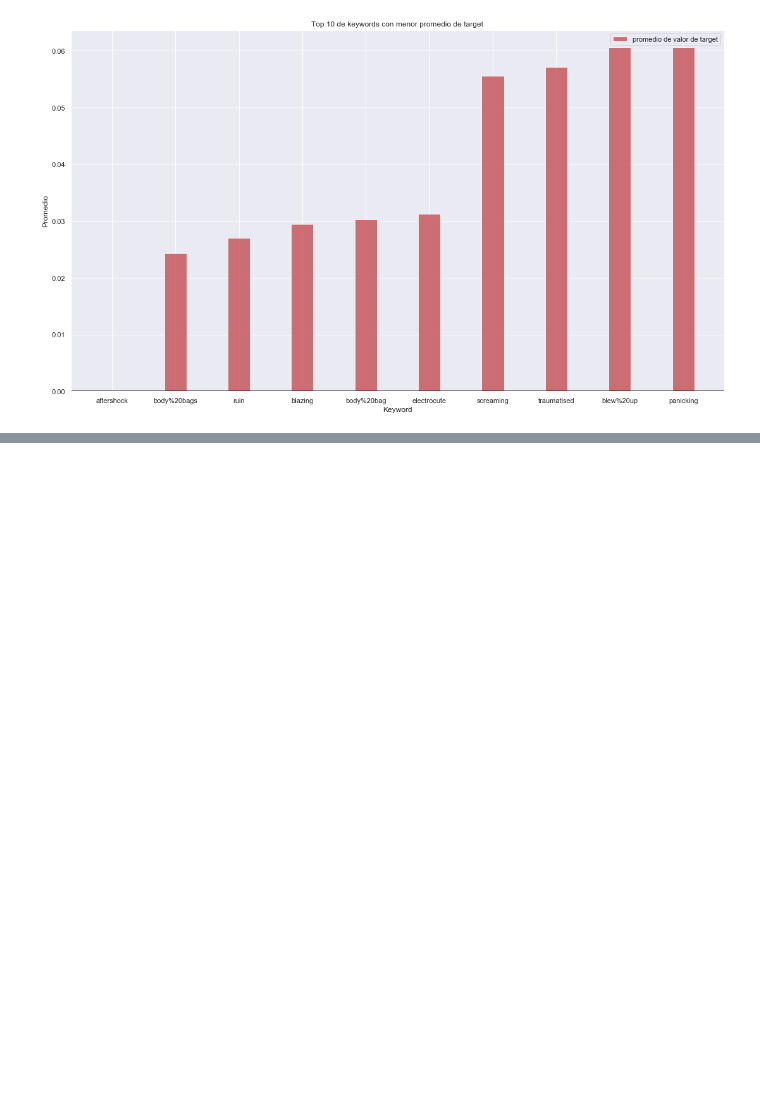
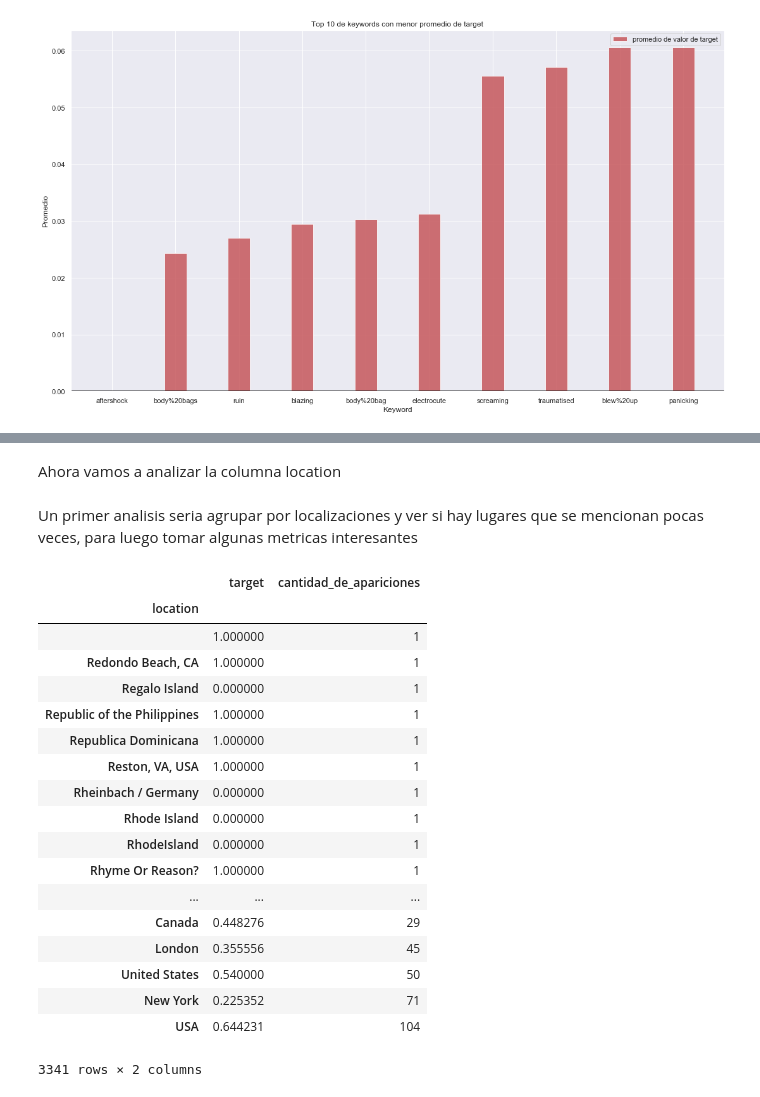
Before and after one commit to yuquimura/Trabajo-Practico-1, a Jupyter notebook: notebooks/Analisis Exploratorio Brian.ipynb, the cells around one changed output, grey strips where cells are left out. Saved outputs shown, nothing was run; the diff lists cells and outputs as text; code cells hidden in the pictures; blank space fills up the shorter version.

```diff
--- a/notebooks/Analisis Exploratorio Brian.ipynb
+++ b/notebooks/Analisis Exploratorio Brian.ipynb
@@ -316,0 +317,2 @@ plt.show()
+# %% [markdown]
+Ahora vamos a analizar la columna location
@@ -316,0 +321,29 @@ plt.show()
+# %% [markdown]
+Un primer analisis seria agrupar por localizaciones y ver si hay lugares que se mencionan pocas veces, para luego tomar algunas
+metricas interesantes
+# %%
+locationData = locationData[['location','target']]
+locationData.loc[:, 'cantidad_de_apariciones'] = 1
+locationData = locationData.groupby("location").agg({'target':'mean','cantidad_de_apariciones':'count'})
+locationData.sort_values('cantidad_de_apariciones',inplace = True)
+locationData
+# %% [output]
+|  | target | cantidad_de_apariciones |
+| location |  |  |
+|  | 1.000000 | 1 |
+| Redondo Beach, CA | 1.000000 | 1 |
+| Regalo Island | 0.000000 | 1 |
+| Republic of the Philippines | 1.000000 | 1 |
+| Republica Dominicana | 1.000000 | 1 |
+| Reston, VA, USA | 1.000000 | 1 |
+| Rheinbach / Germany | 0.000000 | 1 |
+| Rhode Island | 0.000000 | 1 |
+| RhodeIsland | 0.000000 | 1 |
+| Rhyme Or Reason? | 1.000000 | 1 |
+| ... | ... | ... |
+| Canada | 0.448276 | 29 |
+| London | 0.355556 | 45 |
+| United States | 0.540000 | 50 |
+| New York | 0.225352 | 71 |
+| USA | 0.644231 | 104 |
+3341 rows × 2 columns
```
Also changed, not shown: parts of 9 cells of this notebook.
